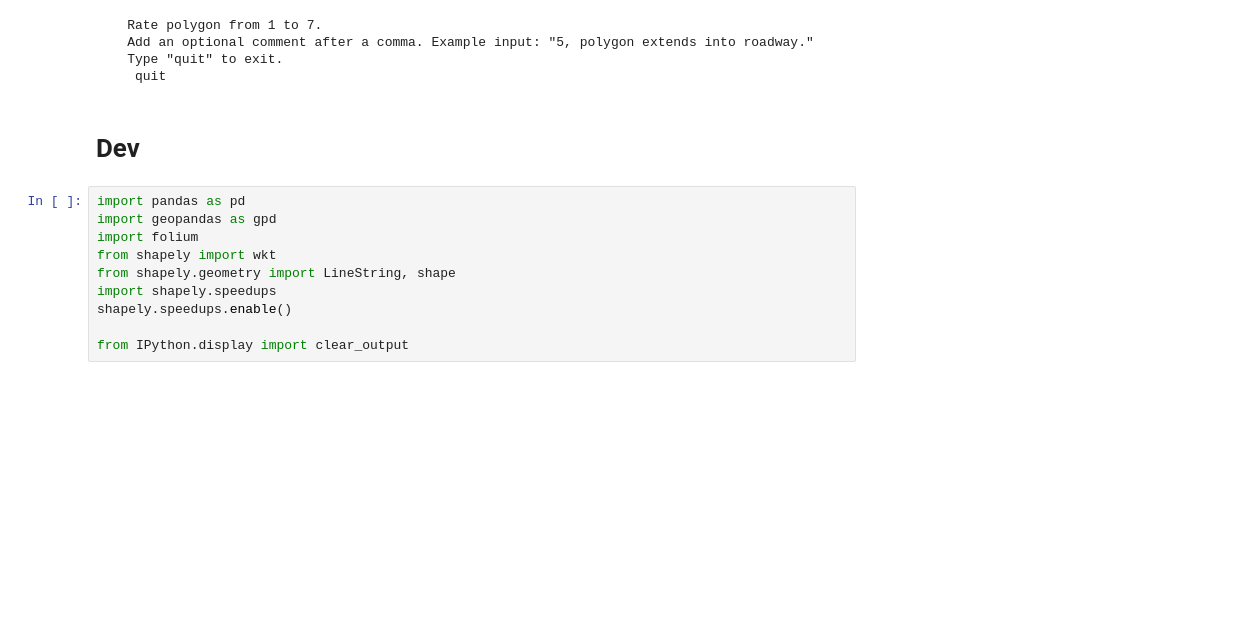
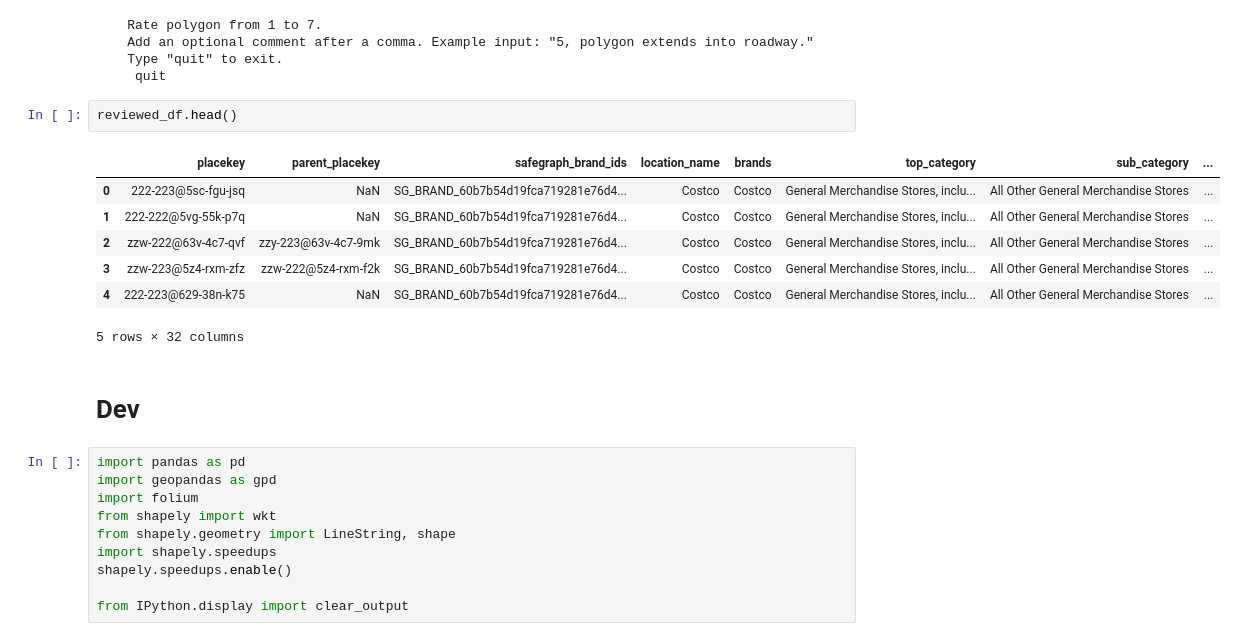
Before and after one commit to echong-SG/safegraph_eval, a Jupyter notebook: notebooks/Manual Geometry Verification.ipynb, the cells around one changed output. Drawn from its saved outputs; the diff is of its cells as text; blank space fills up the shorter version.

```diff
--- a/notebooks/Manual Geometry Verification.ipynb
+++ b/notebooks/Manual Geometry Verification.ipynb
@@ -21,6 +15,16 @@ reviewed_df = geometry.verify_POI_geometry(sample, basemap = 'esri_imagery')
     Add an optional comment after a comma. Example input: "5, polygon extends into roadway."
     Type "quit" to exit.
      quit
+# %%
+reviewed_df.head()
+# %% [output]
+|  | placekey | parent_placekey | safegraph_brand_ids | location_name | brands | top_category | sub_category | ... |
+| 0 | 222-223@5sc-fgu-jsq | NaN | SG_BRAND_60b7b54d19fca719281e76d4... | Costco | Costco | General Merchandise Stores, inclu... | All Other General Merchandise Stores | ... |
+| 1 | 222-222@5vg-55k-p7q | NaN | SG_BRAND_60b7b54d19fca719281e76d4... | Costco | Costco | General Merchandise Stores, inclu... | All Other General Merchandise Stores | ... |
+| 2 | zzw-222@63v-4c7-qvf | zzy-223@63v-4c7-9mk | SG_BRAND_60b7b54d19fca719281e76d4... | Costco | Costco | General Merchandise Stores, inclu... | All Other General Merchandise Stores | ... |
+| 3 | zzw-223@5z4-rxm-zfz | zzw-222@5z4-rxm-f2k | SG_BRAND_60b7b54d19fca719281e76d4... | Costco | Costco | General Merchandise Stores, inclu... | All Other General Merchandise Stores | ... |
+| 4 | 222-223@629-38n-k75 | NaN | SG_BRAND_60b7b54d19fca719281e76d4... | Costco | Costco | General Merchandise Stores, inclu... | All Other General Merchandise Stores | ... |
+5 rows × 32 columns
 # %% [markdown]
 # Dev
 # %%
```
Also changed, not shown: parts of 1 cell of this notebook, 1 other file.
